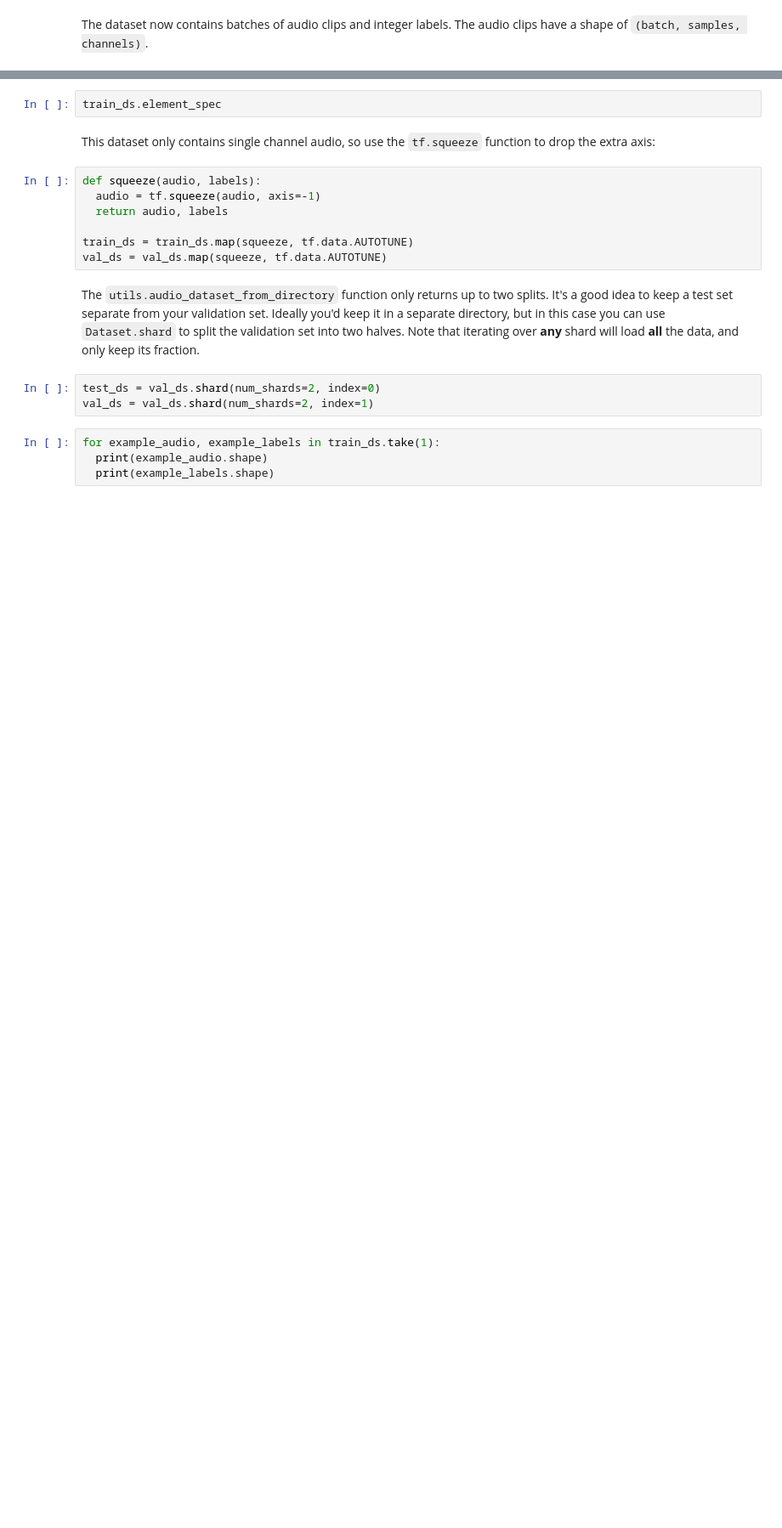
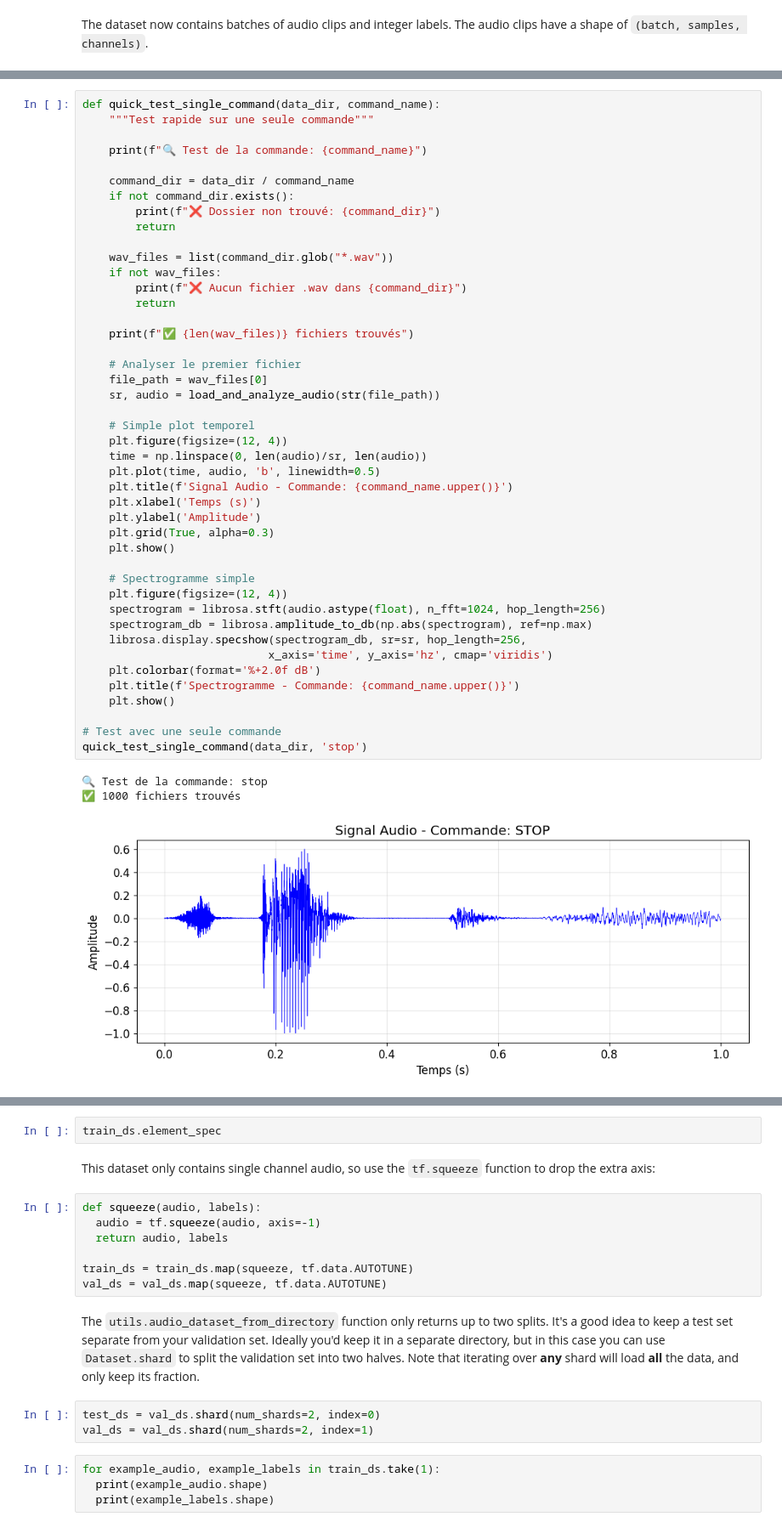
Before and after one commit to dhia06-dridi/CNN_MNIST_tensorflow, a Jupyter notebook: site/en/tutorials/audio/simple_audio.ipynb, the cells around one changed output, grey strips where cells are left out. Shown at 85% size. Saved outputs shown, nothing was run; the diff lists cells and outputs as text; blank space fills up the shorter version.

```diff
--- a/site/en/tutorials/audio/simple_audio.ipynb
+++ b/site/en/tutorials/audio/simple_audio.ipynb
@@ -338,0 +602,48 @@ The dataset now contains batches of audio clips and integer labels. The audio cl
+# %%
+def quick_test_single_command(data_dir, command_name):
+    """Test rapide sur une seule commande"""
+
+    print(f"🔍 Test de la commande: {command_name}")
+
+    command_dir = data_dir / command_name
+    if not command_dir.exists():
+        print(f"❌ Dossier non trouvé: {command_dir}")
+        return
+
+    wav_files = list(command_dir.glob("*.wav"))
+    if not wav_files:
+        print(f"❌ Aucun fichier .wav dans {command_dir}")
+        return
+
+    print(f"✅ {len(wav_files)} fichiers trouvés")
+
+    # Analyser le premier fichier
+    file_path = wav_files[0]
+    sr, audio = load_and_analyze_audio(str(file_path))
+
+    # Simple plot temporel
+    plt.figure(figsize=(12, 4))
+    time = np.linspace(0, len(audio)/sr, len(audio))
+    plt.plot(time, audio, 'b', linewidth=0.5)
+    plt.title(f'Signal Audio - Commande: {command_name.upper()}')
+    plt.xlabel('Temps (s)')
+    plt.ylabel('Amplitude')
+    plt.grid(True, alpha=0.3)
+    plt.show()
+
+    # Spectrogramme simple
+    plt.figure(figsize=(12, 4))
+    spectrogram = librosa.stft(audio.astype(float), n_fft=1024, hop_length=256)
+    spectrogram_db = librosa.amplitude_to_db(np.abs(spectrogram), ref=np.max)
+    librosa.display.specshow(spectrogram_db, sr=sr, hop_length=256,
+                            x_axis='time', y_axis='hz', cmap='viridis')
+    plt.colorbar(format='%+2.0f dB')
+    plt.title(f'Spectrogramme - Commande: {command_name.upper()}')
+    plt.show()
+
+# Test avec une seule commande
+quick_test_single_command(data_dir, 'stop')
+# %% [output]
+🔍 Test de la commande: stop
+✅ 1000 fichiers trouvés
+[figure, added]
```
Also changed, not shown: parts of 13 cells of this notebook.
